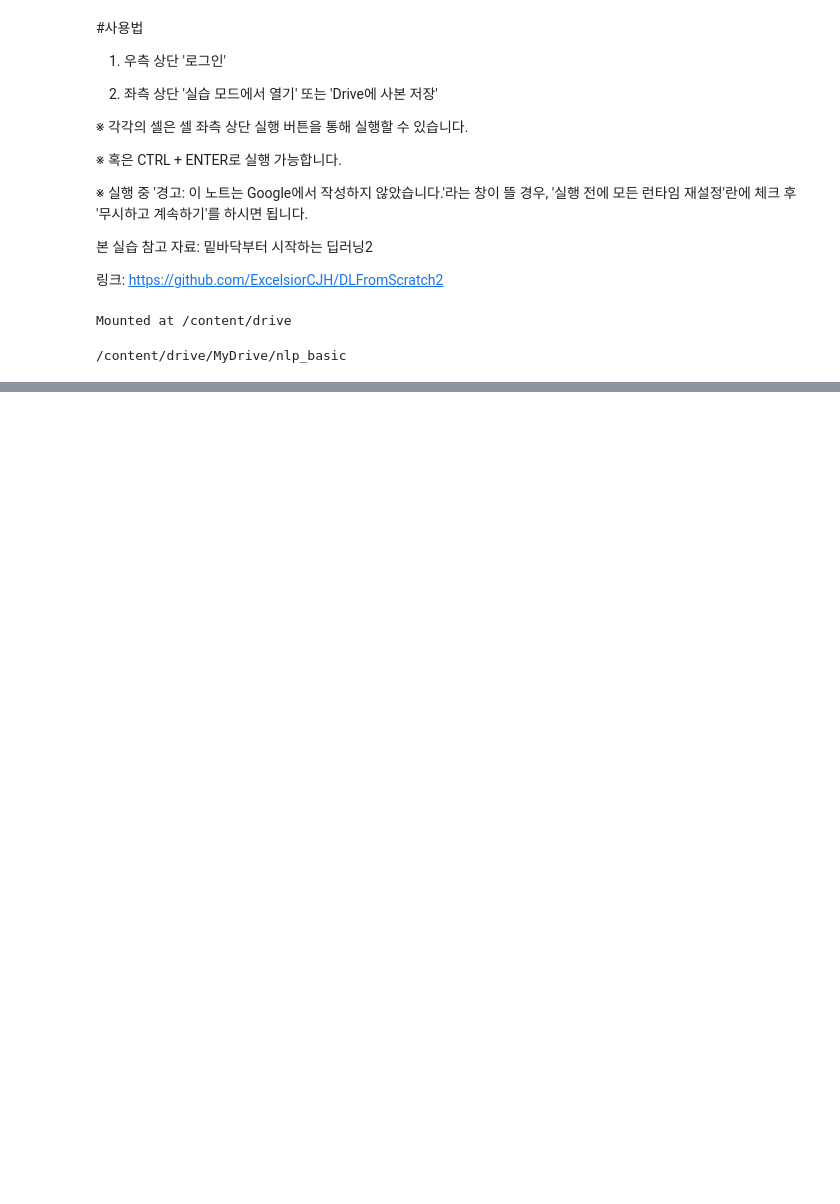
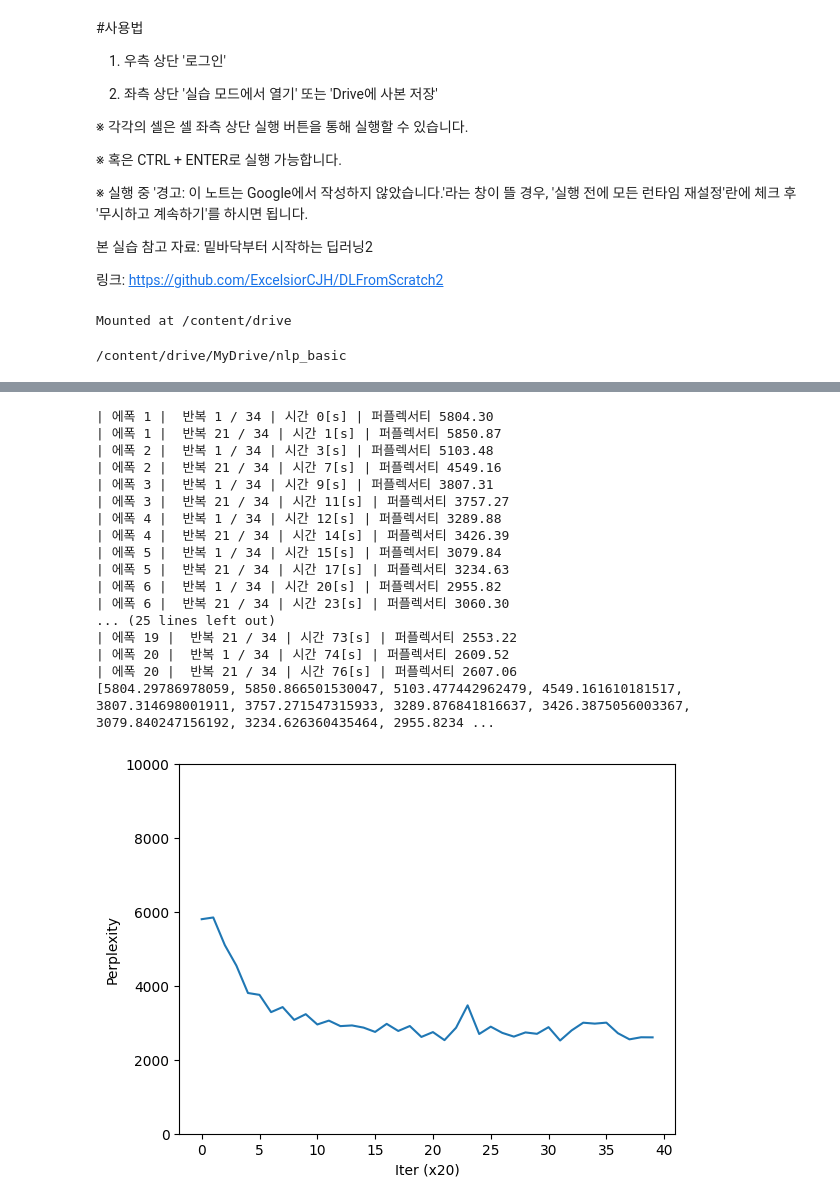
Before and after one commit to oglee815/nlp_basic, a Jupyter notebook: rnn.ipynb, the cells around one changed output, grey strips where cells are left out. Drawn from its saved outputs; the diff is of its cells as text; code cells hidden in the pictures; blank space fills up the shorter version.

```diff
--- a/rnn.ipynb
+++ b/rnn.ipynb
@@ -173,0 +139,62 @@ Done
+# %%
+word_to_id = {}
+id_to_word = {}
+words = wiki_data.strip().split()
+for i, word in enumerate(words):
+    if word not in word_to_id:
+        tmp_id = len(word_to_id)
+        word_to_id[word] = tmp_id
+        id_to_word[tmp_id] = word
+
+corpus = np.array([word_to_id[w] for w in words])
+# %%
+# coding: utf-8
+from common.optimizer import SGD
+from common.trainer import RnnlmTrainer
+from common.util import eval_perplexity
+from dataset import ptb
+
+# 하이퍼파라미터 설정
+batch_size = 8
+wordvec_size = 100
+hidden_size = 100  # RNN의 은닉 상태 벡터의 원소 수
+time_size = 35     # RNN을 펼치는 크기
+lr = 1
+max_epoch = 20
+max_grad = 5
+
+train_size = int(len(corpus) * 0.8)
+corpus_train = corpus[:train_size]
+corpus_test = corpus[train_size:]
+
+vocab_size = len(word_to_id)
+xs = corpus_train[:-1]
+ts = corpus_train[1:]
+
+# 모델 생성
+model = Rnnlm(vocab_size, wordvec_size, hidden_size)
+optimizer = SGD(lr)
+trainer = RnnlmTrainer(model, optimizer)
+
+# 기울기 클리핑을 적용하여 학습
+trainer.fit(xs, ts, max_epoch, batch_size, time_size, max_grad, eval_interval=20)
+trainer.plot(ylim=(0, 10000))
+# %% [output]
+| 에폭 1 |  반복 1 / 34 | 시간 0[s] | 퍼플렉서티 5804.30
+| 에폭 1 |  반복 21 / 34 | 시간 1[s] | 퍼플렉서티 5850.87
+| 에폭 2 |  반복 1 / 34 | 시간 3[s] | 퍼플렉서티 5103.48
+| 에폭 2 |  반복 21 / 34 | 시간 7[s] | 퍼플렉서티 4549.16
+| 에폭 3 |  반복 1 / 34 | 시간 9[s] | 퍼플렉서티 3807.31
+| 에폭 3 |  반복 21 / 34 | 시간 11[s] | 퍼플렉서티 3757.27
+| 에폭 4 |  반복 1 / 34 | 시간 12[s] | 퍼플렉서티 3289.88
+| 에폭 4 |  반복 21 / 34 | 시간 14[s] | 퍼플렉서티 3426.39
+| 에폭 5 |  반복 1 / 34 | 시간 15[s] | 퍼플렉서티 3079.84
+| 에폭 5 |  반복 21 / 34 | 시간 17[s] | 퍼플렉서티 3234.63
+| 에폭 6 |  반복 1 / 34 | 시간 20[s] | 퍼플렉서티 2955.82
+| 에폭 6 |  반복 21 / 34 | 시간 23[s] | 퍼플렉서티 3060.30
+... (25 lines left out)
+| 에폭 19 |  반복 21 / 34 | 시간 73[s] | 퍼플렉서티 2553.22
+| 에폭 20 |  반복 1 / 34 | 시간 74[s] | 퍼플렉서티 2609.52
+| 에폭 20 |  반복 21 / 34 | 시간 76[s] | 퍼플렉서티 2607.06
+[5804.29786978059, 5850.866501530047, 5103.477442962479, 4549.161610181517, 3807.314698001911, 3757.271547315933, 3289.876841816637, 3426.3875056003367, 3079.840247156192, 3234.626360435464, 2955.8234 ...
+[figure, added]
```
Also changed, not shown: parts of 9 cells of this notebook.
